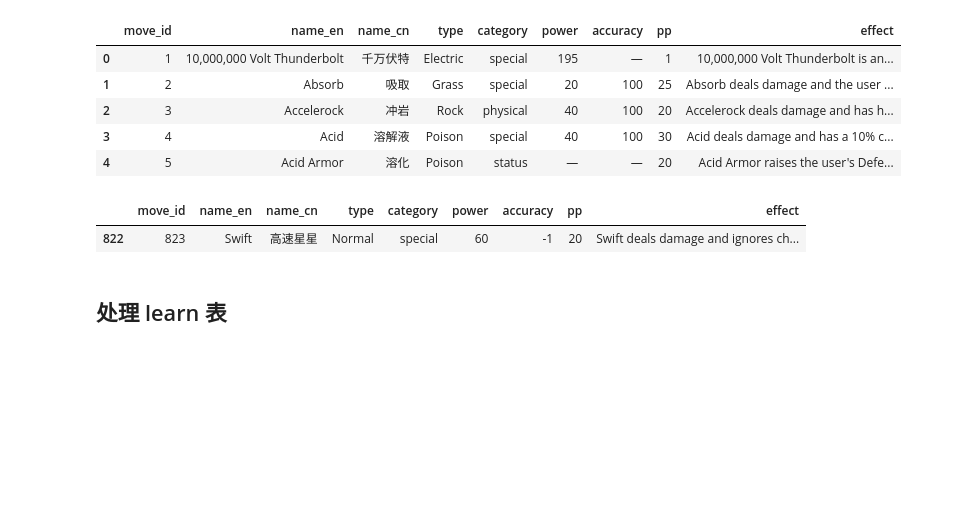
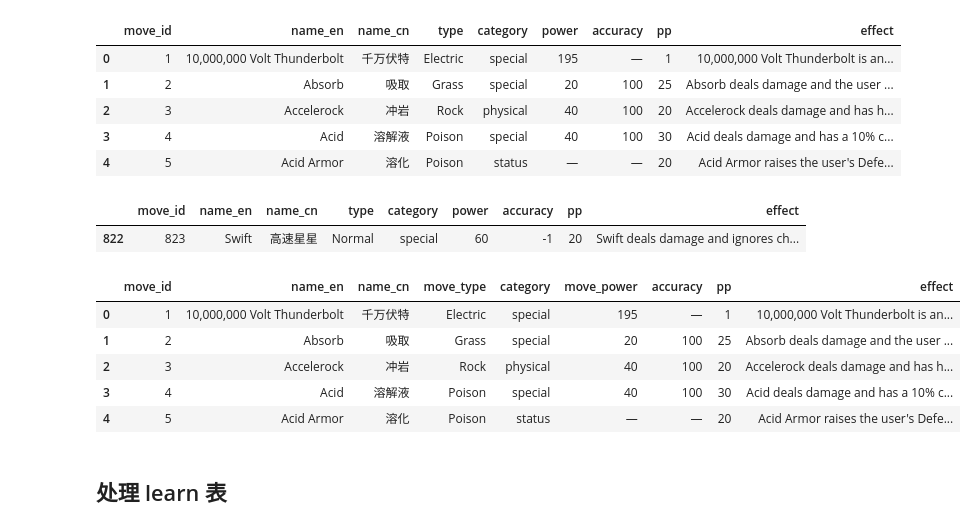
Before and after one commit to 3271285053-star/pokemon151-move-db, a Jupyter notebook: src/data_cleaning_v1.ipynb, the cells around one changed output. Cells and saved outputs as stored; diff of their text form; code cells hidden in the pictures; blank space fills up the shorter version.

```diff
--- a/src/data_cleaning_v1.ipynb
+++ b/src/data_cleaning_v1.ipynb
@@ -61,6 +61,20 @@ move_learn
 # %% [output]
 |  | move_id | name_en | name_cn | type | category | power | accuracy | pp | effect |
 | 822 | 823 | Swift | 高速星星 | Normal | special | 60 | -1 | 20 | Swift deals damage and ignores ch... |
+# %%
+# 修改会占用MySQL关键字的列名
+move_df = move_df.rename(columns={
+    'type': 'move_type',
+    'power': 'move_power',
+})
+move_df.head()
+# %% [output]
+|  | move_id | name_en | name_cn | move_type | category | move_power | accuracy | pp | effect |
+| 0 | 1 | 10,000,000 Volt Thunderbolt | 千万伏特 | Electric | special | 195 | — | 1 | 10,000,000 Volt Thunderbolt is an... |
+| 1 | 2 | Absorb | 吸取 | Grass | special | 20 | 100 | 25 | Absorb deals damage and the user ... |
+| 2 | 3 | Accelerock | 冲岩 | Rock | physical | 40 | 100 | 20 | Accelerock deals damage and has h... |
+| 3 | 4 | Acid | 溶解液 | Poison | special | 40 | 100 | 30 | Acid deals damage and has a 10% c... |
+| 4 | 5 | Acid Armor | 溶化 | Poison | status | — | — | 20 | Acid Armor raises the user's Defe... |
 # %% [markdown]
 ## 处理 learn 表
 # %% [markdown]
```
Also changed, not shown: parts of 8 cells of this notebook, 3 other files.
